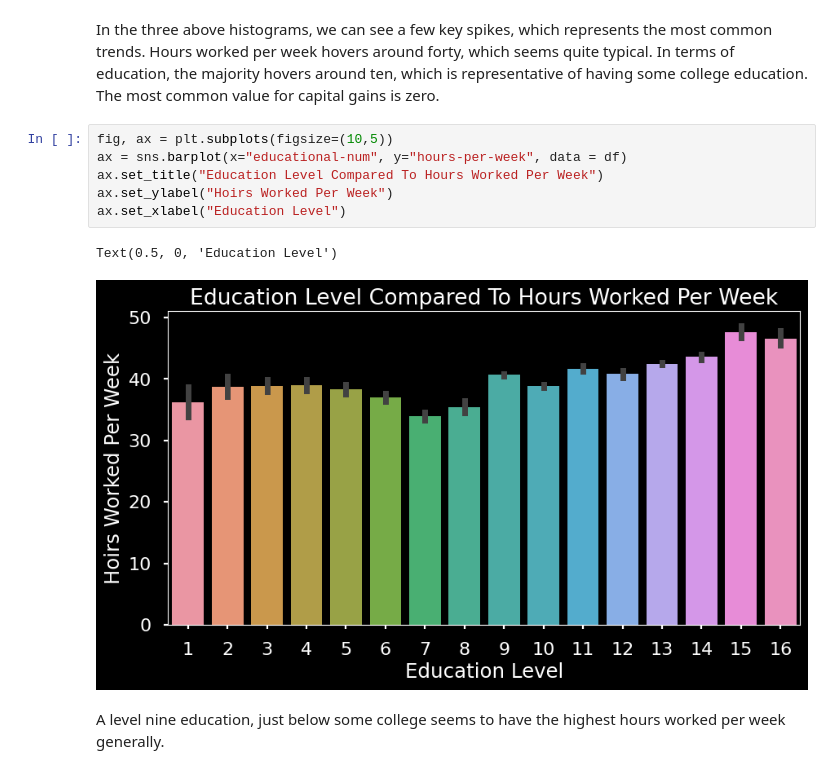
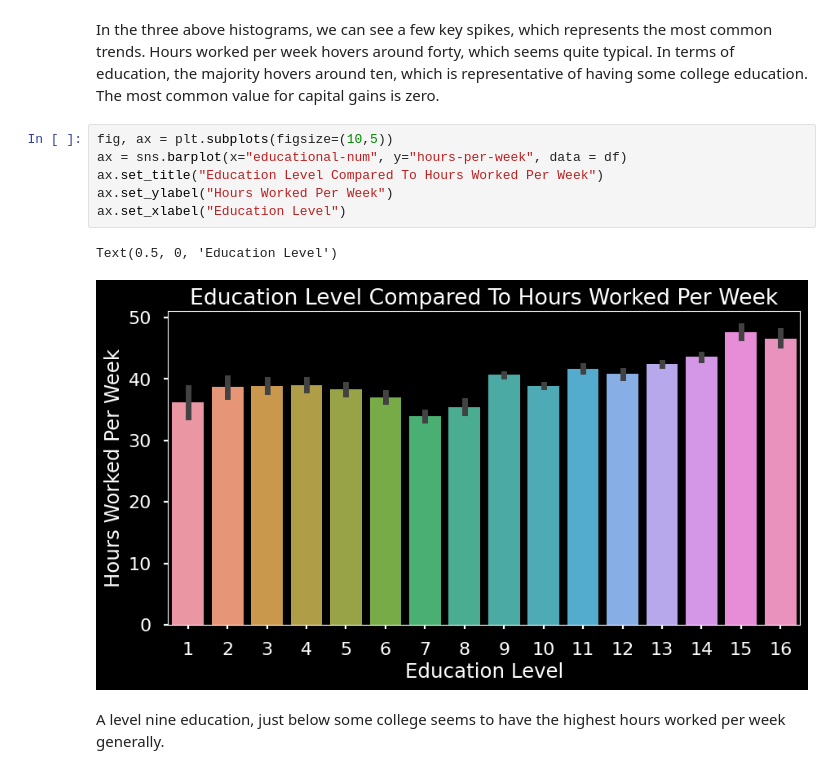
Before and after one commit to JamisonHunter/Adult-Income-Prediction, a Jupyter notebook: adult_income_prediction_j_hunter.ipynb, the cells around one changed output. Saved outputs shown, nothing was run; the diff lists cells and outputs as text.

```diff
--- a/adult_income_prediction_j_hunter.ipynb
+++ b/adult_income_prediction_j_hunter.ipynb
@@ -339,12 +339,12 @@ In the three above histograms, we can see a few key spikes, which represents the
 # %%
 fig, ax = plt.subplots(figsize=(10,5))
 ax = sns.barplot(x="educational-num", y="hours-per-week", data = df)
 ax.set_title("Education Level Compared To Hours Worked Per Week")
-ax.set_ylabel("Hoirs Worked Per Week")
+ax.set_ylabel("Hours Worked Per Week")
 ax.set_xlabel("Education Level")
 # %% [output]
 Text(0.5, 0, 'Education Level')
-[figure, old version]
+[figure, new version]
 # %% [markdown]
 A level nine education, just below some college seems to have the highest hours worked per week generally.
 # %%
```
Also changed, not shown: parts of 8 cells of this notebook.
